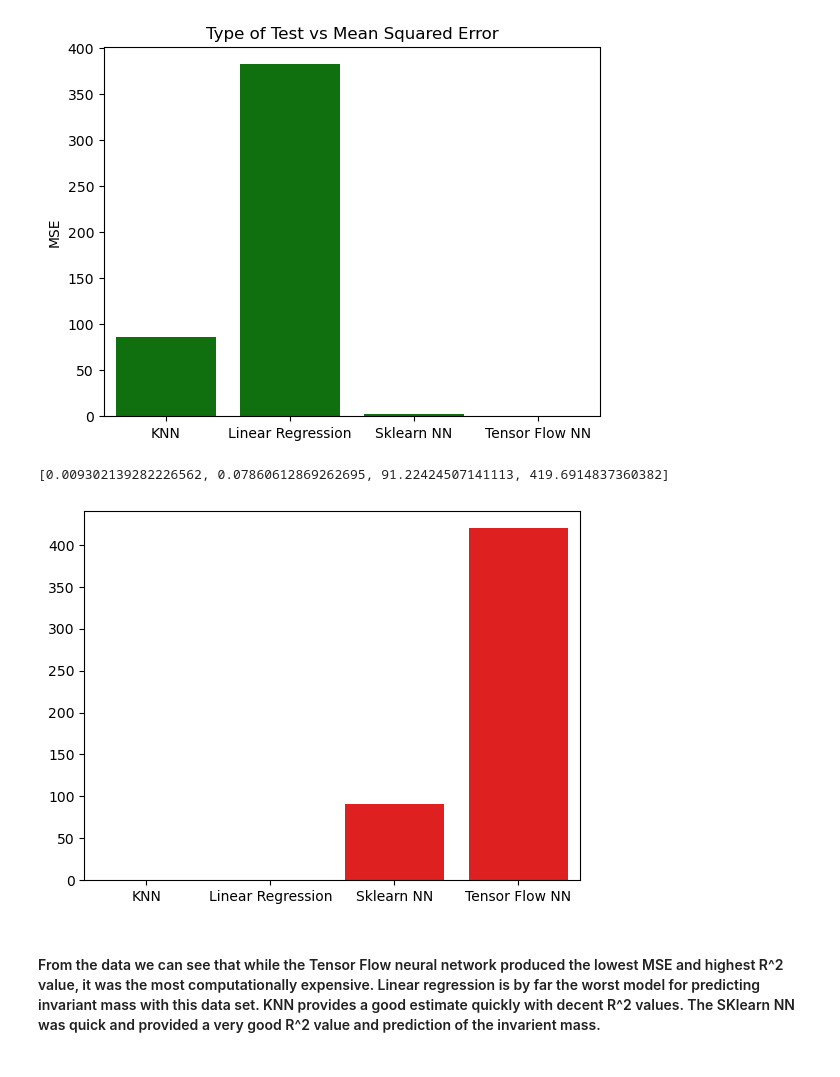
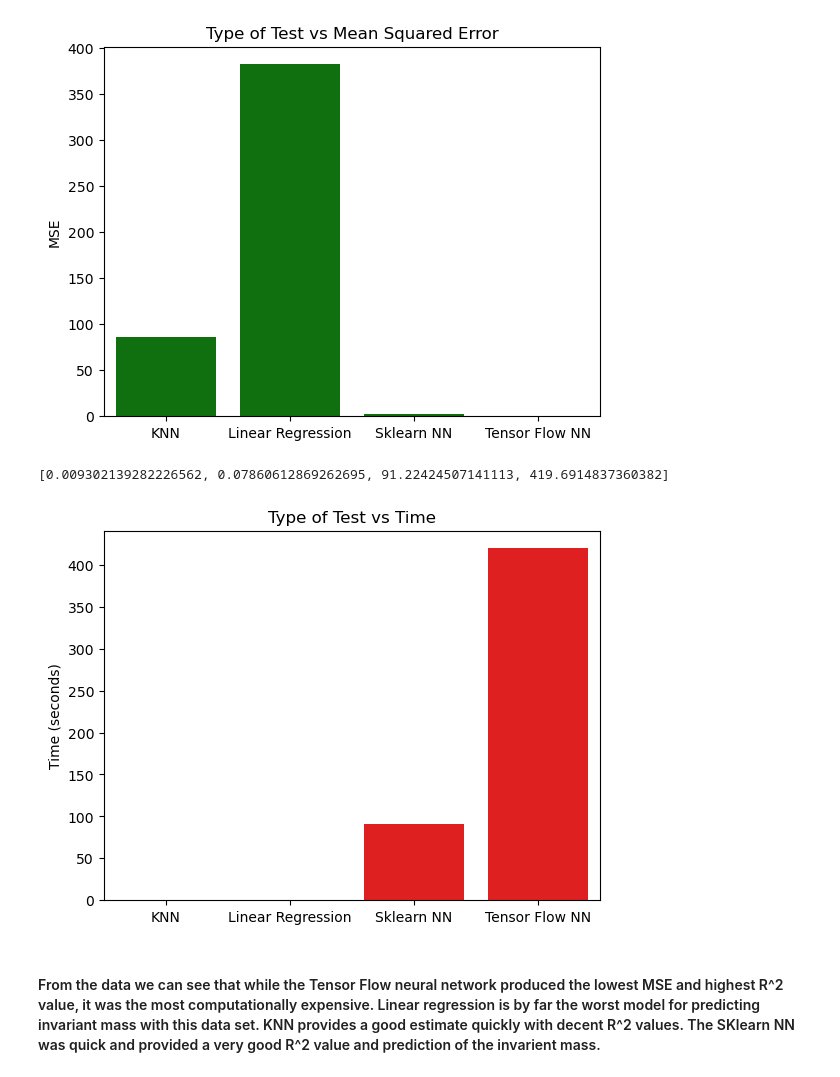
Before and after one commit to Bmar04/CERNElectronCollisionMassPrediction, a Jupyter notebook: Main.ipynb, the cells around one changed output. Cells and saved outputs as stored; diff of their text form; code cells hidden in the pictures.

```diff
--- a/Main.ipynb
+++ b/Main.ipynb
@@ -387,10 +387,12 @@ Text(0, 0.5, 'MSE')
 # %%
 time_plot = [time_knn, time_lr, time_mlp, time_nn]
 sns.barplot(x=test_type, y=time_plot, color='red')
+plt.title('Type of Test vs Time')
+plt.ylabel('Time (seconds)')
 
 print(time_plot)
 # %% [output]
 [0.009302139282226562, 0.07860612869262695, 91.22424507141113, 419.6914837360382]
-[figure, old version]
+[figure, new version]
 # %% [markdown]
 #### From the data we can see that while the Tensor Flow neural network produced the lowest MSE and highest R^2 value, it was the most computationally expensive. Linear regression is by far the worst model for predicting invariant mass with this data set. KNN provides a good estimate quickly with decent R^2 values. The SKlearn NN was quick and provided a very good R^2 value and prediction of the invarient mass.
```
